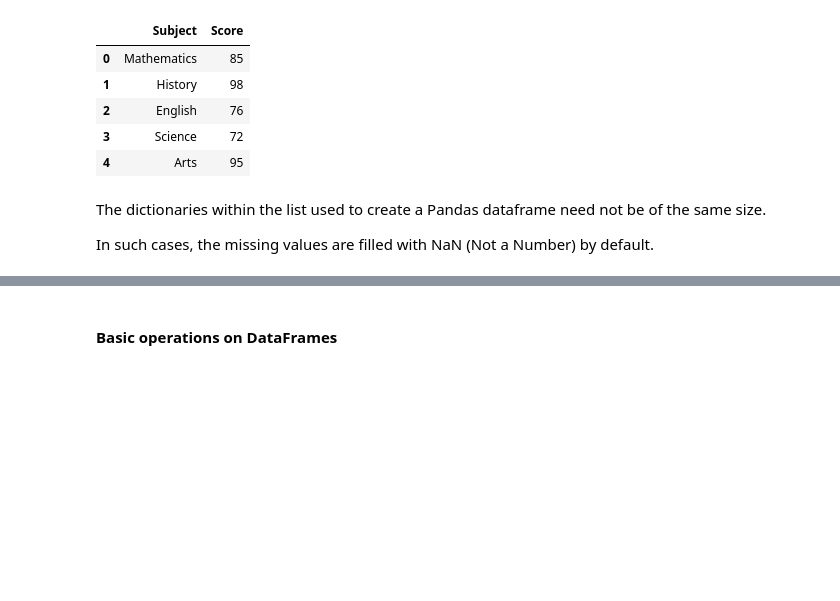
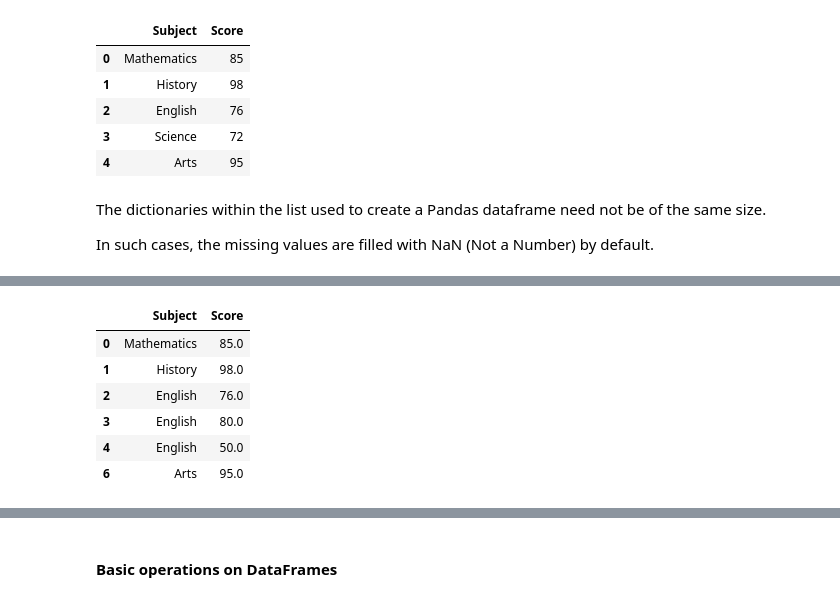
Before and after one commit to zuilpirola/EDA, a Jupyter notebook: Practical/Week2/pandas_review_student.ipynb, the cells around one changed output, grey strips where cells are left out. Saved outputs shown, nothing was run; the diff lists cells and outputs as text; code cells hidden in the pictures; blank space fills up the shorter version.

```diff
--- a/Practical/Week2/pandas_review_student.ipynb
+++ b/Practical/Week2/pandas_review_student.ipynb
@@ -324,3 +417,13 @@ my_df
+# %%
+my_df[(my_df['Subject'] == 'English')|(my_df['Score'] > 70)]
+# %% [output]
+|  | Subject | Score |
+| 0 | Mathematics | 85.0 |
+| 1 | History | 98.0 |
+| 2 | English | 76.0 |
+| 3 | English | 80.0 |
+| 4 | English | 50.0 |
+| 6 | Arts | 95.0 |
 # %%
 my_df['Score']
 # %% [output]
```
Also changed, not shown: parts of 16 cells of this notebook.
